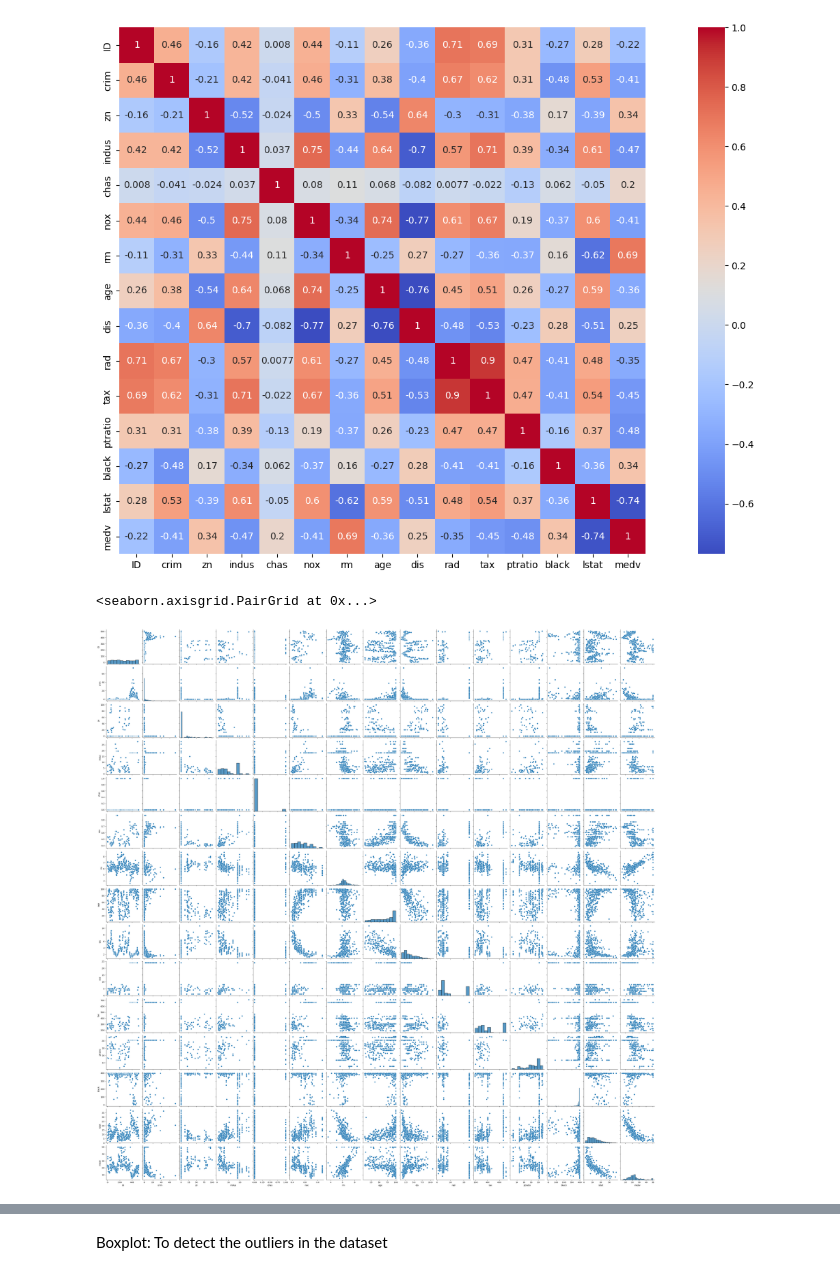
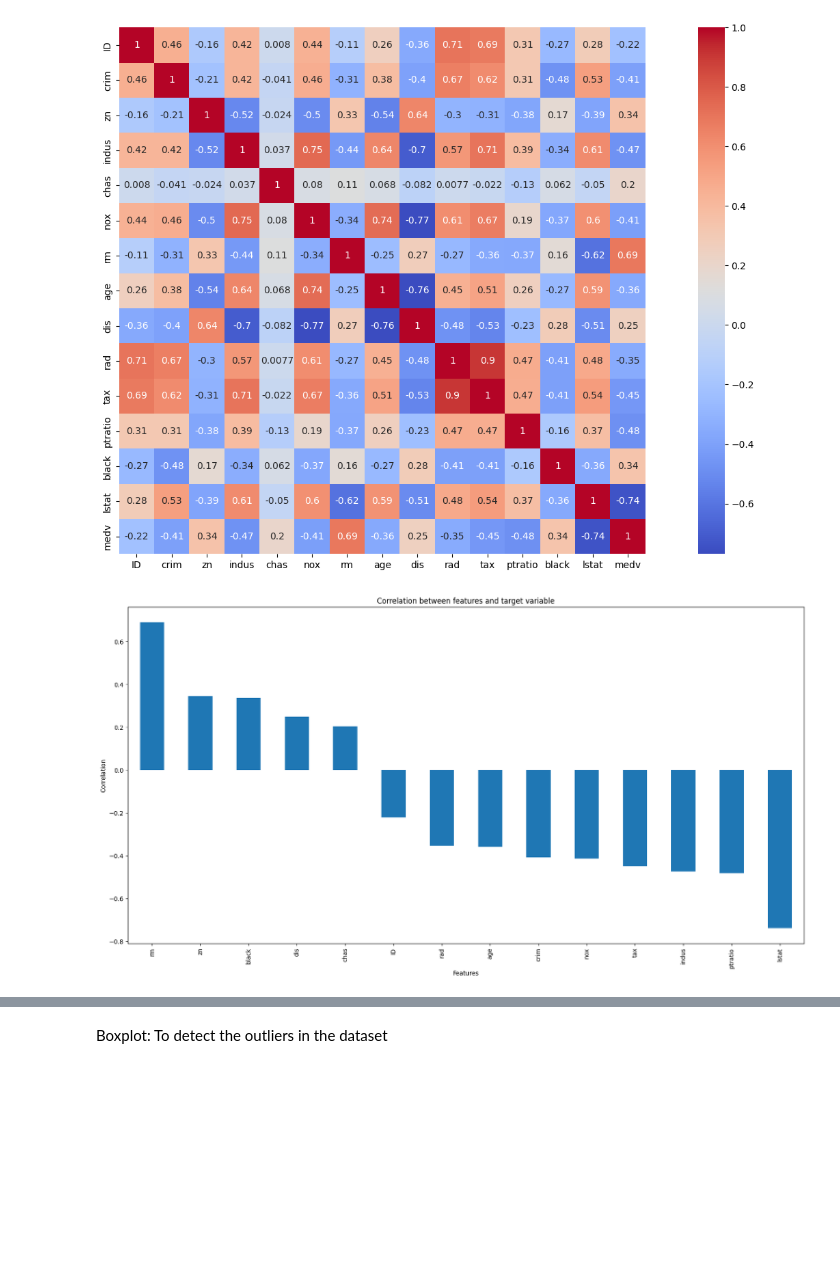
Before and after one commit to Rishika332002/Boston-House-Price-Prediction, a Jupyter notebook: BostonHouse.ipynb, the cells around one changed output, grey strips where cells are left out. Drawn from its saved outputs; the diff is of its cells as text; code cells hidden in the pictures; blank space fills up the shorter version.

```diff
--- a/BostonHouse.ipynb
+++ b/BostonHouse.ipynb
@@ -104,8 +124,13 @@ sns.heatmap(house_price_df.corr(), cbar=True, square=True, annot=True, cmap='coo
 # %% [output]
 <Axes: >
 [figure]
-# %%
-sns.pairplot(house_price_df)
-# %% [output]
-<seaborn.axisgrid.PairGrid at 0x...>
-[figure, removed]
+# %%
+# Create a bar plot to visualize the correlation between all the features and the target variable(medv)
+plt.figure(figsize=(20,10))
+plt.title('Correlation between features and target variable')
+plt.xlabel('Features')
+plt.ylabel('Correlation')
+house_price_df.corr()['medv'].sort_values(ascending=False).drop(['medv']).plot(kind='bar')
+plt.savefig("correlation.jpg")
+# %% [output]
+[figure, added]
```
Also changed, not shown: parts of 3 cells of this notebook.
